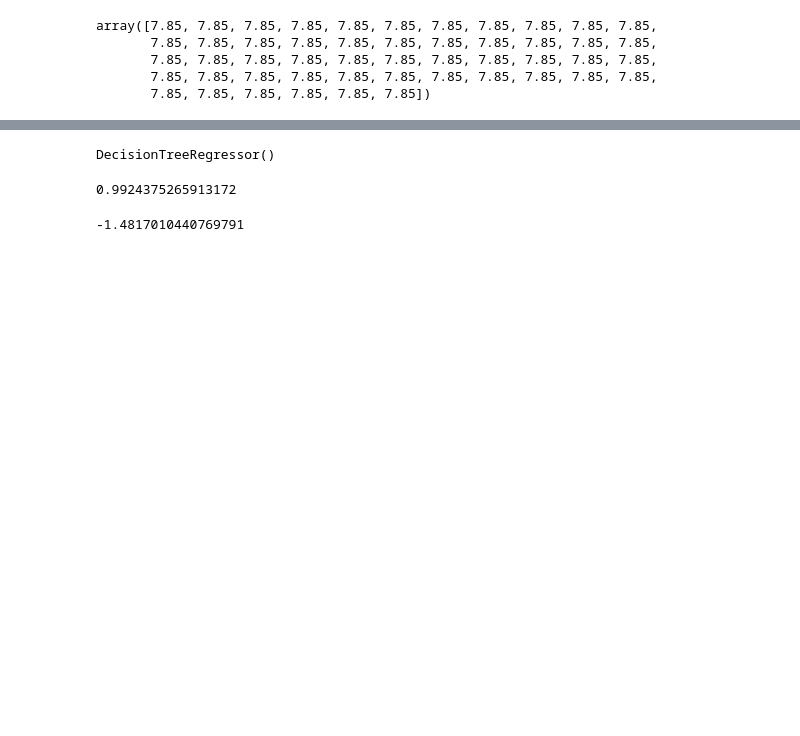
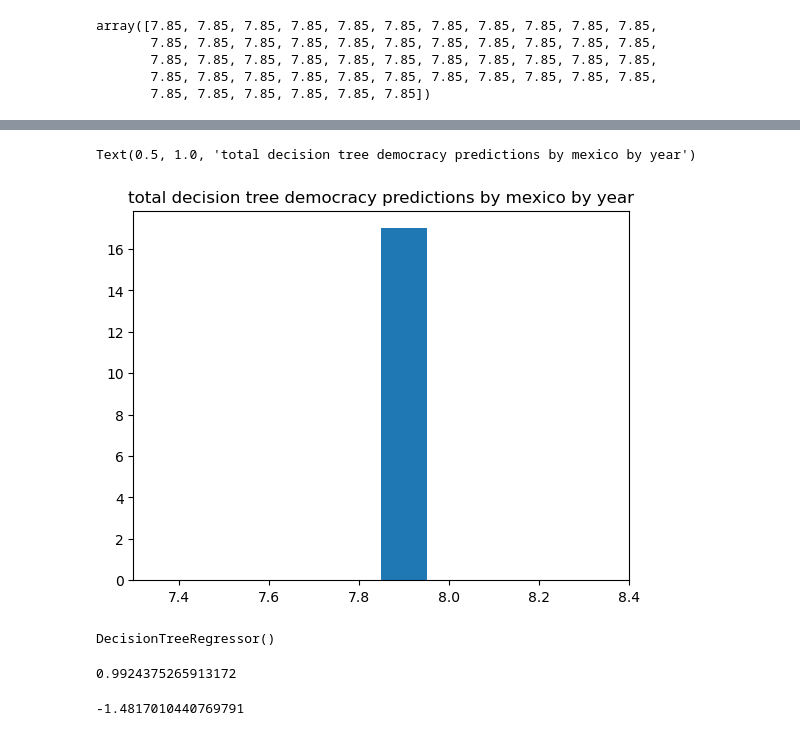
Before and after one commit to elliottjones56/project_5, a Jupyter notebook: EDA.ipynb, the cells around one changed output, grey strips where cells are left out. Drawn from its saved outputs; the diff is of its cells as text; code cells hidden in the pictures; blank space fills up the shorter version.

```diff
--- a/EDA.ipynb
+++ b/EDA.ipynb
@@ -497,3 +579,9 @@ array([7.85, 7.85, 7.85, 7.85, 7.85, 7.85, 7.85, 7.85, 7.85, 7.85, 7.85,
+# %%
+plt.hist(dtr.predict(np.array(totals['VALUE']).reshape(-1,1)))
+plt.title('total decision tree democracy predictions by mexico by year') # mexico predictions, allright for mexico's population
+# %% [output]
+Text(0.5, 1.0, 'total decision tree democracy predictions by mexico by year')
+[figure, added]
 # %%
 X3 = np.array(targets['incarcerationRatesByCountry_totIncarcerated']).reshape(-1,1)
 y3 = np.array(targets['democracy_eiu']).reshape(-1,1)
```
Also changed, not shown: parts of 24 cells of this notebook, 2 other files.
